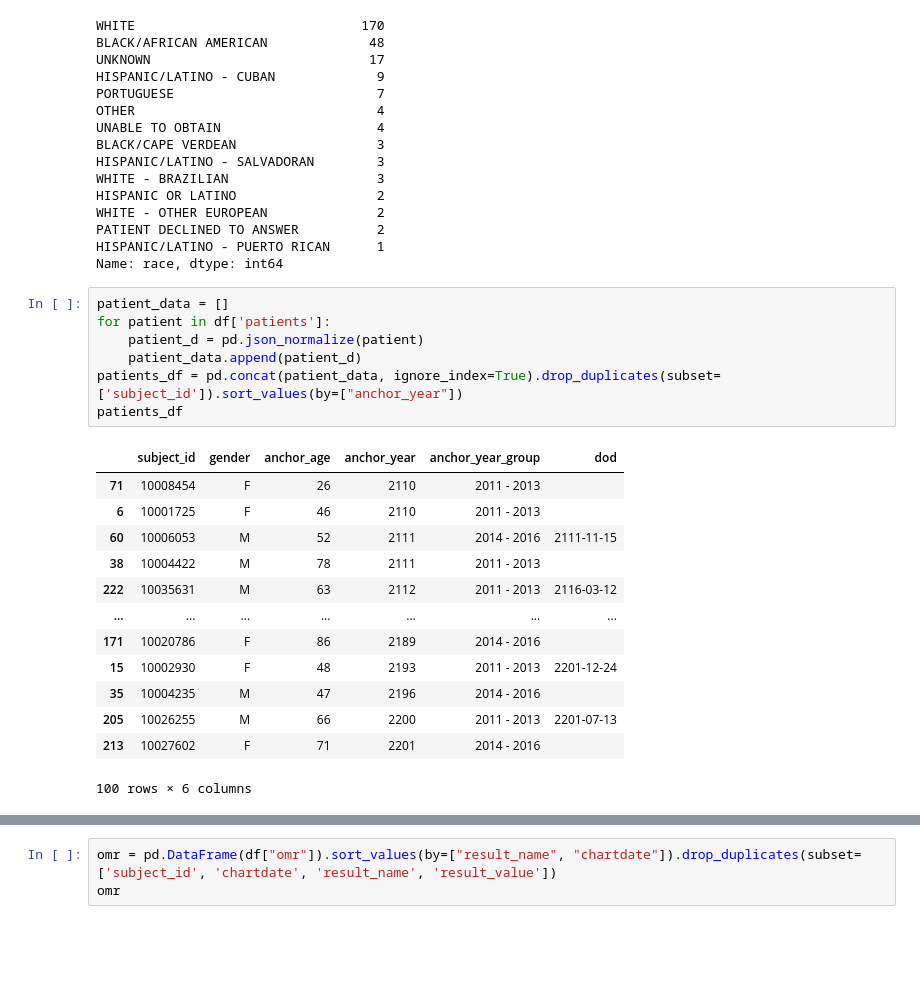
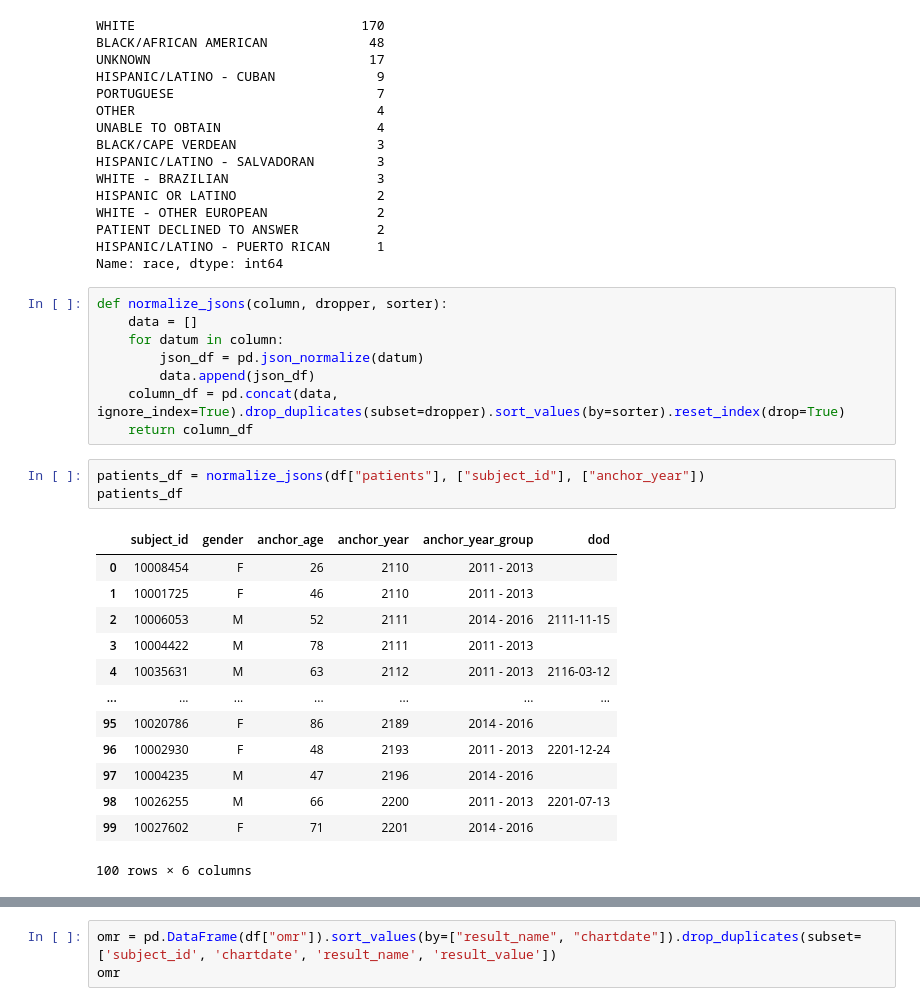
Before and after one commit to kkkarnav/MIMIC, a Jupyter notebook: 1_data_creation.ipynb, the cells around one changed output, grey strips where cells are left out. Cells and saved outputs as stored; diff of their text form; blank space fills up the shorter version.

```diff
--- a/1_data_creation.ipynb
+++ b/1_data_creation.ipynb
@@ -61,24 +61,28 @@ WHITE - OTHER EUROPEAN              2
 PATIENT DECLINED TO ANSWER          2
 HISPANIC/LATINO - PUERTO RICAN      1
 Name: race, dtype: int64
-# %%
-patient_data = []
-for patient in df['patients']:
-    patient_d = pd.json_normalize(patient)
-    patient_data.append(patient_d)
-patients_df = pd.concat(patient_data, ignore_index=True).drop_duplicates(subset=['subject_id']).sort_values(by=["anchor_year"])
-patients_df
-# %% [output]
-|  | subject_id | gender | anchor_age | anchor_year | anchor_year_group | dod |
-| 71 | 10008454 | F | 26 | 2110 | 2011 - 2013 |  |
-| 6 | 10001725 | F | 46 | 2110 | 2011 - 2013 |  |
-| 60 | 10006053 | M | 52 | 2111 | 2014 - 2016 | 2111-11-15 |
-| 38 | 10004422 | M | 78 | 2111 | 2011 - 2013 |  |
-| 222 | 10035631 | M | 63 | 2112 | 2011 - 2013 | 2116-03-12 |
-| ... | ... | ... | ... | ... | ... | ... |
-| 171 | 10020786 | F | 86 | 2189 | 2014 - 2016 |  |
-| 15 | 10002930 | F | 48 | 2193 | 2011 - 2013 | 2201-12-24 |
-| 35 | 10004235 | M | 47 | 2196 | 2014 - 2016 |  |
-| 205 | 10026255 | M | 66 | 2200 | 2011 - 2013 | 2201-07-13 |
-| 213 | 10027602 | F | 71 | 2201 | 2014 - 2016 |  |
-100 rows × 6 columns
+# %%
+def normalize_jsons(column, dropper, sorter):
+    data = []
+    for datum in column:
+        json_df = pd.json_normalize(datum)
+        data.append(json_df)
+    column_df = pd.concat(data, ignore_index=True).drop_duplicates(subset=dropper).sort_values(by=sorter).reset_index(drop=True)
+    return column_df
+# %%
+patients_df = normalize_jsons(df["patients"], ["subject_id"], ["anchor_year"])
+patients_df
+# %% [output]
+|  | subject_id | gender | anchor_age | anchor_year | anchor_year_group | dod |
+| 0 | 10008454 | F | 26 | 2110 | 2011 - 2013 |  |
+| 1 | 10001725 | F | 46 | 2110 | 2011 - 2013 |  |
+| 2 | 10006053 | M | 52 | 2111 | 2014 - 2016 | 2111-11-15 |
+| 3 | 10004422 | M | 78 | 2111 | 2011 - 2013 |  |
+| 4 | 10035631 | M | 63 | 2112 | 2011 - 2013 | 2116-03-12 |
+| ... | ... | ... | ... | ... | ... | ... |
+| 95 | 10020786 | F | 86 | 2189 | 2014 - 2016 |  |
+| 96 | 10002930 | F | 48 | 2193 | 2011 - 2013 | 2201-12-24 |
+| 97 | 10004235 | M | 47 | 2196 | 2014 - 2016 |  |
+| 98 | 10026255 | M | 66 | 2200 | 2011 - 2013 | 2201-07-13 |
+| 99 | 10027602 | F | 71 | 2201 | 2014 - 2016 |  |
+100 rows × 6 columns
```
Also changed, not shown: parts of 1 cell of this notebook.
